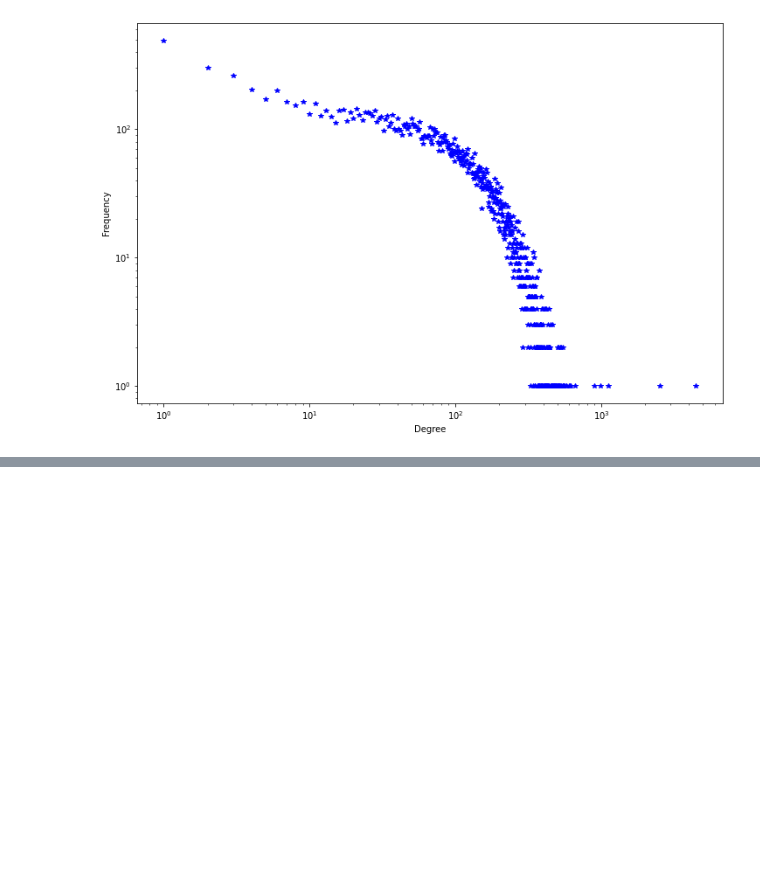
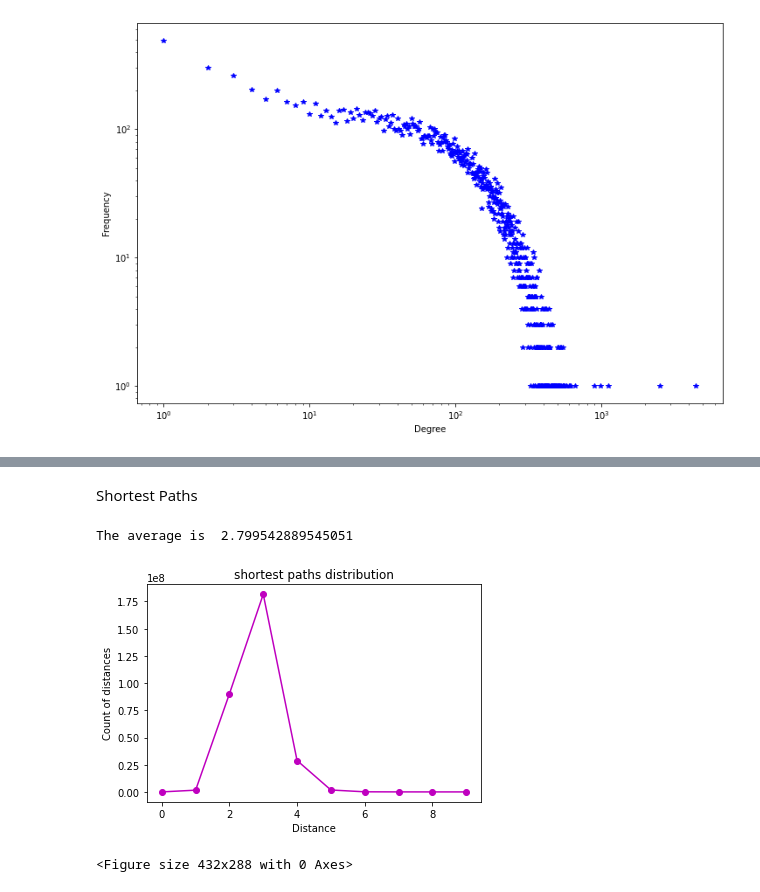
Before and after one commit to AndyBaiMQC/covid-19-transmission, a Jupyter notebook: usc-35/usc35networks.ipynb, the cells around one changed output, grey strips where cells are left out. Drawn from its saved outputs; the diff is of its cells as text; code cells hidden in the pictures; blank space fills up the shorter version.

```diff
--- a/usc-35/usc35networks.ipynb
+++ b/usc-35/usc35networks.ipynb
@@ -169,0 +205,31 @@ Text(0, 0.5, 'Frequency')
+# %% [markdown]
+Shortest Paths
+# %%
+def short_paths_dist(m):
+  avg1 = 0
+  # get the distance matrix, distances, and count of distances
+  path1 = shortest_path(m, directed=False)
+  dist_m, count_dist_m = np.unique(path1, return_counts=True, axis=None)
+  # compute average
+  path_cp = path1.copy()
+  path_cp[~np.isfinite(path_cp)] = 0
+  # path_cp = np.array(path_cp)
+  avg1 = path_cp.sum()
+  n = path_cp.shape[0]
+  avg1 = avg1 / (n*(n-1))
+
+  plt.title('shortest paths distribution')
+  # plt.scatter(dist_m, count_dist_m)
+  plt.plot(dist_m, count_dist_m, c='m', linestyle='-', marker='o')
+  plt.xlabel("Distance")
+  plt.ylabel("Count of distances")
+  plt.figure()
+  print('The average is ' , avg1)
+
+g2 = G1.copy()
+msp = nx.to_scipy_sparse_matrix(g2, format='csc')
+short_paths_dist(msp)
+# %% [output]
+The average is  2.799542889545051
+[figure, added]
+<Figure size 432x288 with 0 Axes>
```
Also changed, not shown: parts of 8 cells of this notebook.
